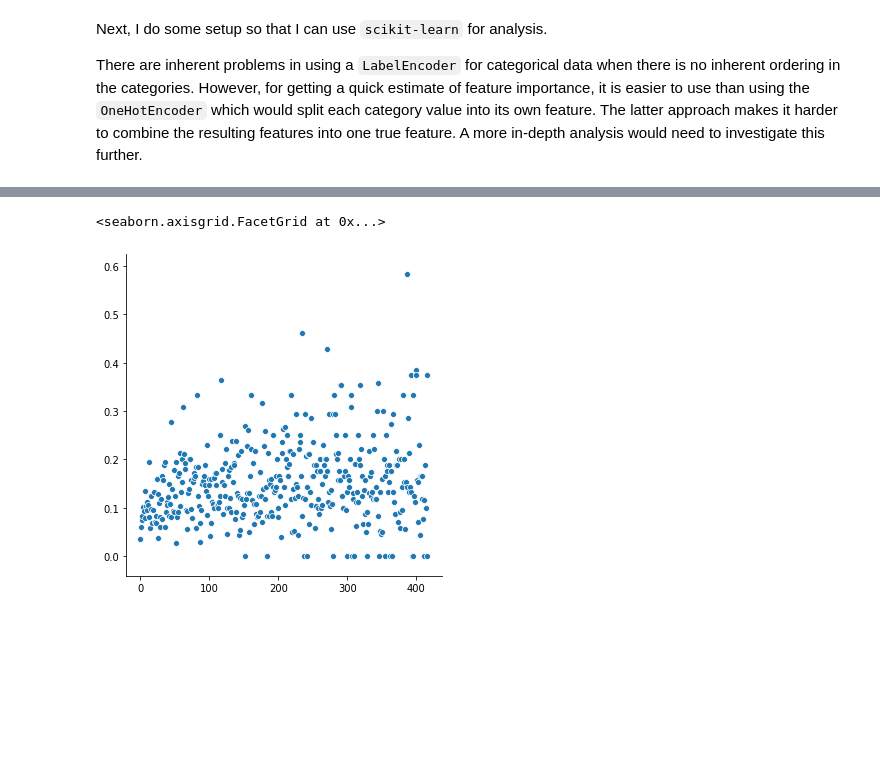
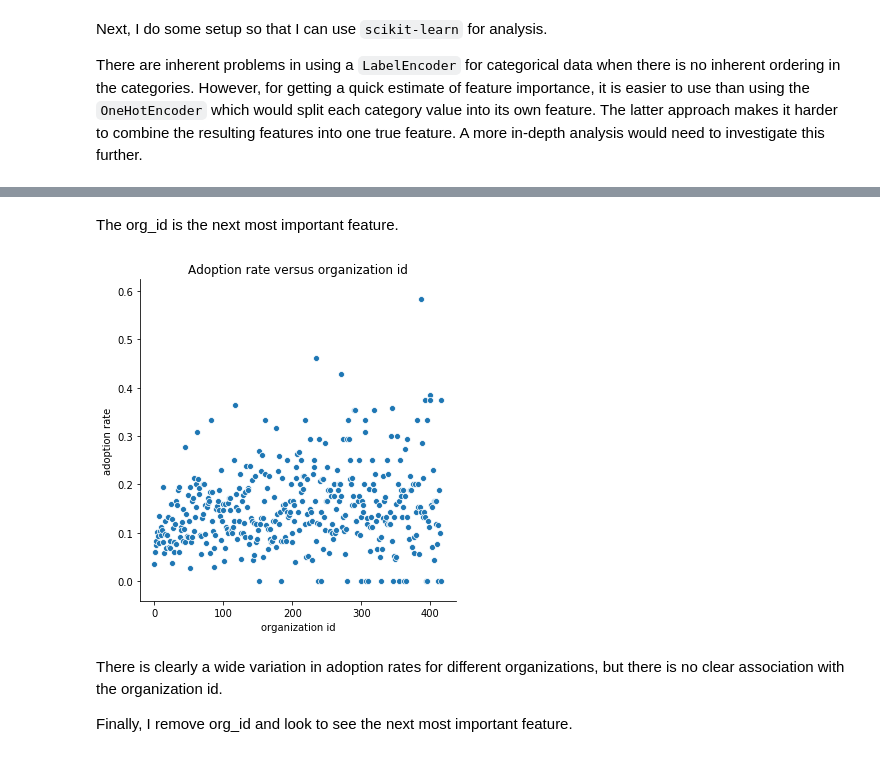
Before and after one commit to metacreek/springboard, a Jupyter notebook: mini-projects/relax_challenge/Take Home #1-functionized.ipynb, the cells around one changed output, grey strips where cells are left out. Drawn from its saved outputs; the diff is of its cells as text; code cells hidden in the pictures; blank space fills up the shorter version.

```diff
--- a/mini-projects/relax_challenge/Take Home #1-functionized.ipynb
+++ b/mini-projects/relax_challenge/Take Home #1-functionized.ipynb
@@ -202,10 +215,19 @@ importances
+# %% [markdown]
+The org_id is the next most important feature.
 # %%
 org_adoption = takehome_users.groupby('org_id').adopted.mean()
-# %%
-sns.relplot(data=org_adoption)
-# %% [output]
-<seaborn.axisgrid.FacetGrid at 0x...>
-[figure, removed]
+# %%
+sns.relplot(data=org_adoption)
+plt.title("Adoption rate versus organization id")
+plt.xlabel("organization id")
+plt.ylabel("adoption rate")
+plt.show()
+# %% [output]
+[figure, added]
+# %% [markdown]
+There is clearly a wide variation in adoption rates for different organizations, but there is no clear association with the organization id.
+
+Finally, I remove org_id and look to see the next most important feature.
 # %%
 features = ['opted_in_to_mailing_list', 'enabled_for_marketing_drip', 'creation_source_id']
 # %%
```
Also changed, not shown: parts of 20 cells of this notebook, 2 other files.
